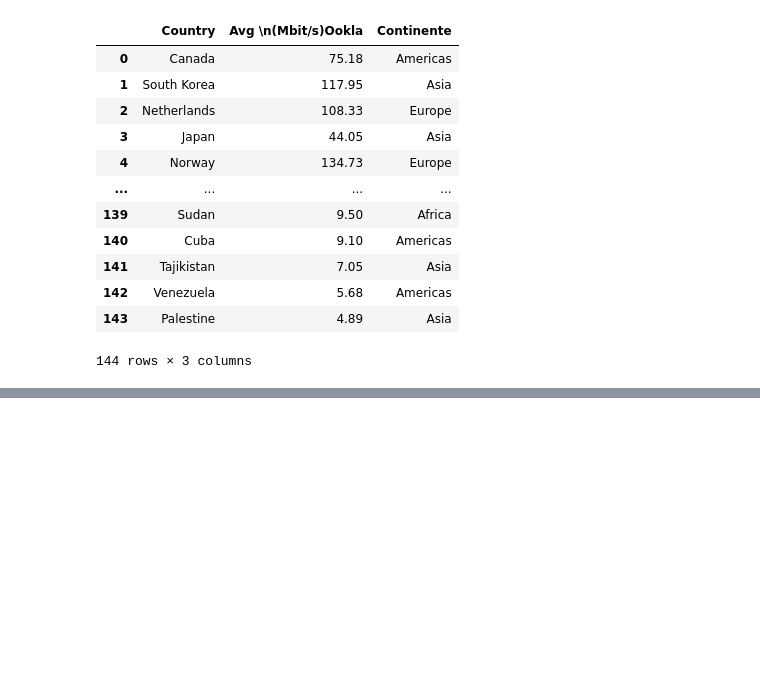
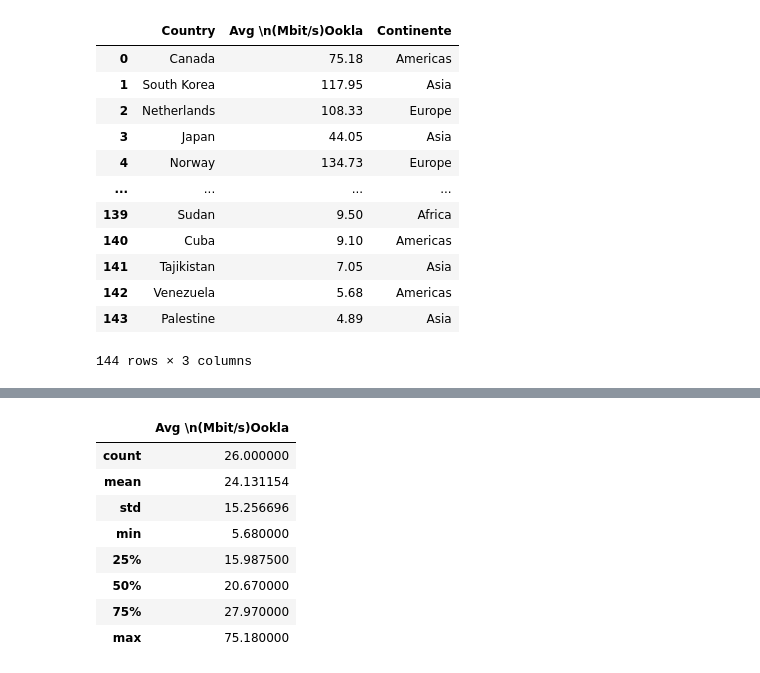
Before and after one commit to IgorMH/Bootcamp-Modulo-2, a Jupyter notebook: Trabalho Modulo 2.ipynb, the cells around one changed output, grey strips where cells are left out. Saved outputs shown, nothing was run; the diff lists cells and outputs as text; code cells hidden in the pictures; blank space fills up the shorter version.

```diff
--- a/Trabalho Modulo 2.ipynb
+++ b/Trabalho Modulo 2.ipynb
@@ -75,0 +106,18 @@ users["Population"] = users["Population"].astype(int)
+# %%
+paises_america = users[users["Region"] == "Americas"]["Country or area"].unique()
+paises_europa = users[users["Region"] == "Europe"]["Country or area"].unique()
+paises_asia = users[users["Region"] == "Asia"]["Country or area"].unique()
+paises_africa = users[users["Region"] == "Africa"]["Country or area"].unique()
+paises_oceania = users[users["Region"] == "Oceania"]["Country or area"].unique()
+# %%
+speed[speed["Country"].isin(paises_america)].describe()
+# %% [output]
+|  | Avg \n(Mbit/s)Ookla |
+| count | 26.000000 |
+| mean | 24.131154 |
+| std | 15.256696 |
+| min | 5.680000 |
+| 25% | 15.987500 |
+| 50% | 20.670000 |
+| 75% | 27.970000 |
+| max | 75.180000 |
```
Also changed, not shown: parts of 26 cells of this notebook.
